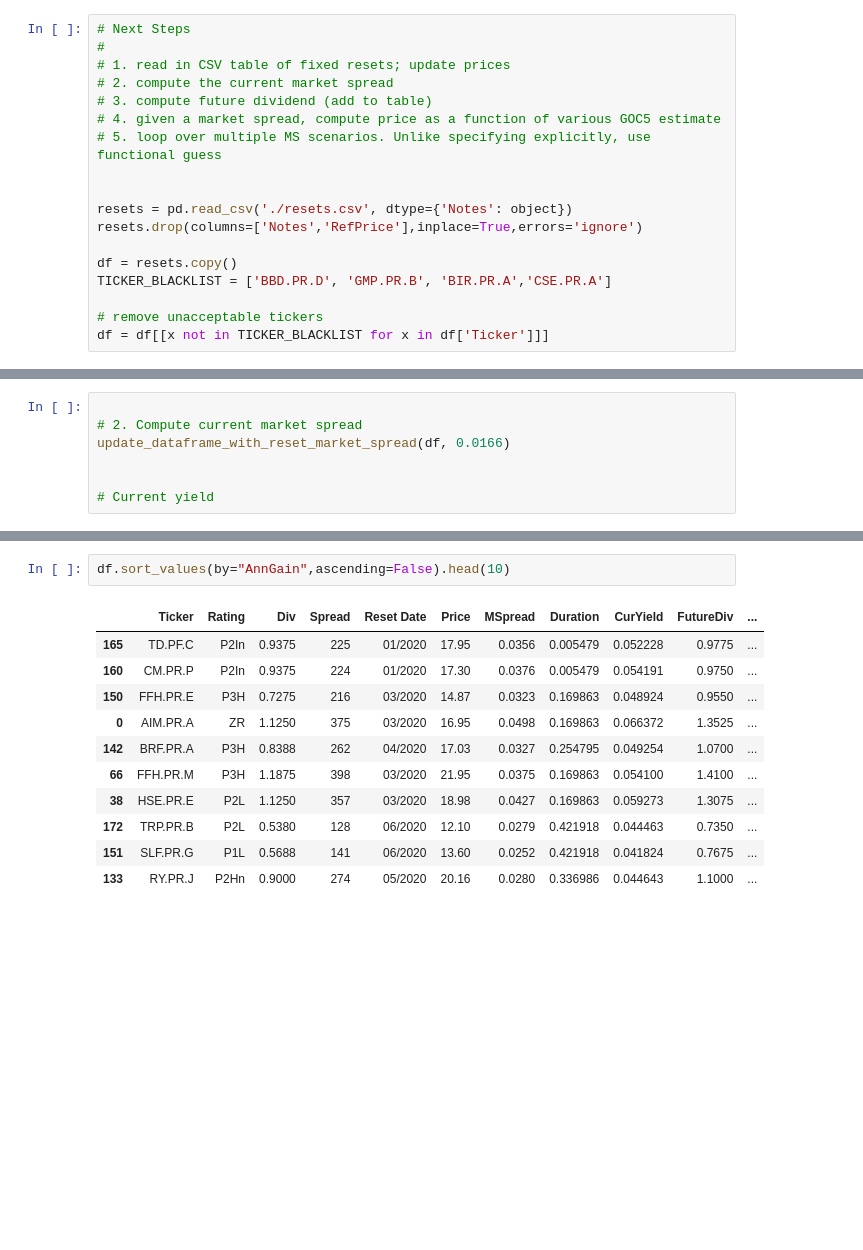
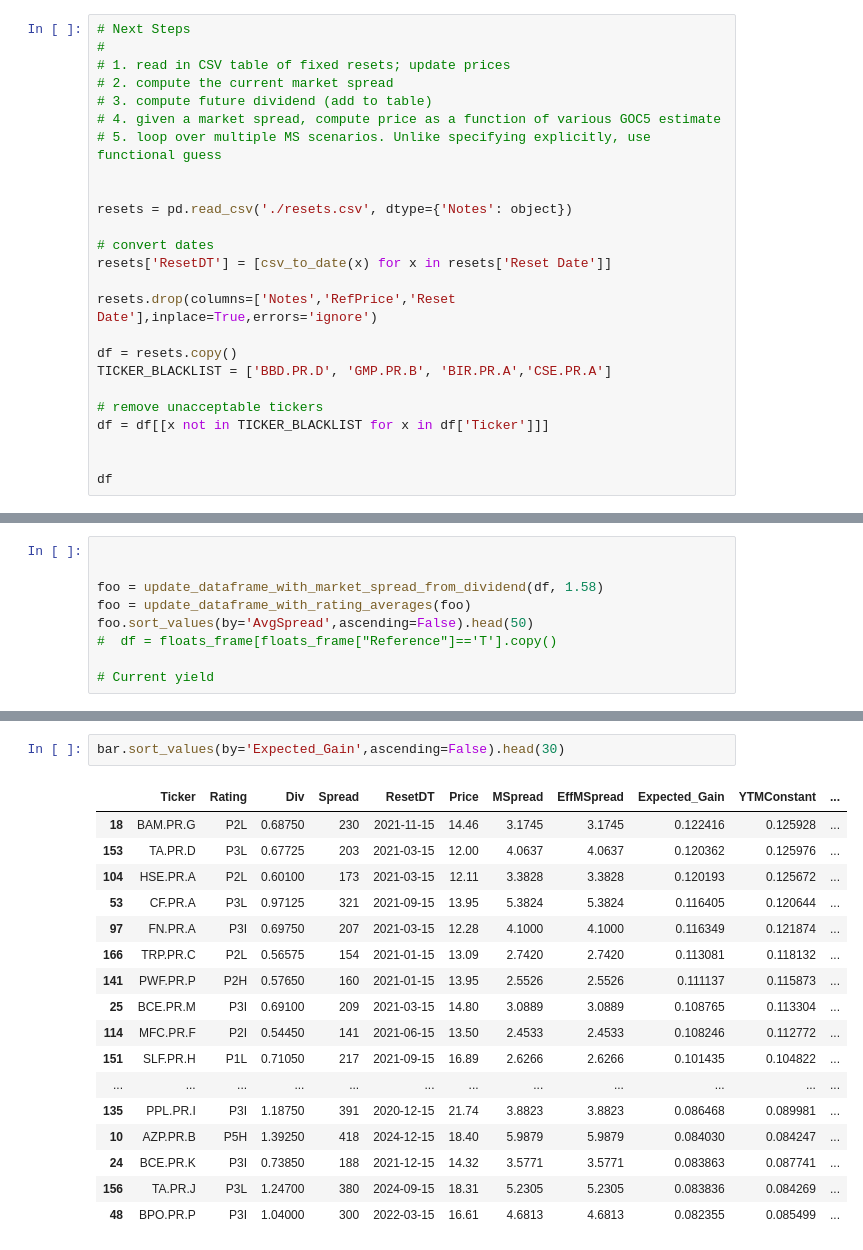
Before and after one commit to mishaba/canprefs, a Jupyter notebook: FixedResets.ipynb, the cells around one changed output, grey strips where cells are left out. Saved outputs shown, nothing was run; the diff lists cells and outputs as text; blank space fills up the shorter version.

Commit message:
Added fixed reset math and anticipation model

```diff
--- a/FixedResets.ipynb
+++ b/FixedResets.ipynb
@@ -27,10 +18,17 @@ gwo_reset_dividend_annual = dividend_after_reset(gwo_spread, estimated_goc5_at_r
 
 
 resets = pd.read_csv('./resets.csv', dtype={'Notes': object})
-resets.drop(columns=['Notes','RefPrice'],inplace=True,errors='ignore')
+
+# convert dates
+resets['ResetDT'] = [csv_to_date(x) for x in resets['Reset Date']]
+
+resets.drop(columns=['Notes','RefPrice','Reset Date'],inplace=True,errors='ignore')
 
 df = resets.copy()
 TICKER_BLACKLIST = ['BBD.PR.D', 'GMP.PR.B', 'BIR.PR.A','CSE.PR.A']
 
 # remove unacceptable tickers
 df = df[[x not in TICKER_BLACKLIST for x in df['Ticker']]]
+
+
+df
@@ -39,7 +65,0 @@ df = update_data_frame_with_prices_and_drop_reference(df, SESSION)
-# %%
-
-# 2. Compute current market spread
-update_dataframe_with_reset_market_spread(df, 0.0166)
-
-
-# Current yield
@@ -112,0 +66,9 @@ df.sort_values(by="AnnGain",ascending=False)
+# %%
+
+
+foo = update_dataframe_with_market_spread_from_dividend(df, 1.58)
+foo = update_dataframe_with_rating_averages(foo)
+foo.sort_values(by='AvgSpread',ascending=False).head(50)
+#  df = floats_frame[floats_frame["Reference"]=='T'].copy()
+
+# Current yield
@@ -113,14 +148,20 @@ df.sort_values(by="AnnGain",ascending=False)
 # %%
-df.sort_values(by="AnnGain",ascending=False).head(10)
+bar.sort_values(by='Expected_Gain',ascending=False).head(30)
 # %% [output]
-|  | Ticker | Rating | Div | Spread | Reset Date | Price | MSpread | Duration | CurYield | FutureDiv | ... |
-| 165 | TD.PF.C | P2In | 0.9375 | 225 | 01/2020 | 17.95 | 0.0356 | 0.005479 | 0.052228 | 0.9775 | ... |
-| 160 | CM.PR.P | P2In | 0.9375 | 224 | 01/2020 | 17.30 | 0.0376 | 0.005479 | 0.054191 | 0.9750 | ... |
-| 150 | FFH.PR.E | P3H | 0.7275 | 216 | 03/2020 | 14.87 | 0.0323 | 0.169863 | 0.048924 | 0.9550 | ... |
-| 0 | AIM.PR.A | ZR | 1.1250 | 375 | 03/2020 | 16.95 | 0.0498 | 0.169863 | 0.066372 | 1.3525 | ... |
-| 142 | BRF.PR.A | P3H | 0.8388 | 262 | 04/2020 | 17.03 | 0.0327 | 0.254795 | 0.049254 | 1.0700 | ... |
-| 66 | FFH.PR.M | P3H | 1.1875 | 398 | 03/2020 | 21.95 | 0.0375 | 0.169863 | 0.054100 | 1.4100 | ... |
-| 38 | HSE.PR.E | P2L | 1.1250 | 357 | 03/2020 | 18.98 | 0.0427 | 0.169863 | 0.059273 | 1.3075 | ... |
-| 172 | TRP.PR.B | P2L | 0.5380 | 128 | 06/2020 | 12.10 | 0.0279 | 0.421918 | 0.044463 | 0.7350 | ... |
-| 151 | SLF.PR.G | P1L | 0.5688 | 141 | 06/2020 | 13.60 | 0.0252 | 0.421918 | 0.041824 | 0.7675 | ... |
-| 133 | RY.PR.J | P2Hn | 0.9000 | 274 | 05/2020 | 20.16 | 0.0280 | 0.336986 | 0.044643 | 1.1000 | ... |
+|  | Ticker | Rating | Div | Spread | ResetDT | Price | MSpread | EffMSpread | Expected_Gain | YTMConstant | ... |
+| 18 | BAM.PR.G | P2L | 0.68750 | 230 | 2021-11-15 | 14.46 | 3.1745 | 3.1745 | 0.122416 | 0.125928 | ... |
+| 153 | TA.PR.D | P3L | 0.67725 | 203 | 2021-03-15 | 12.00 | 4.0637 | 4.0637 | 0.120362 | 0.125976 | ... |
+| 104 | HSE.PR.A | P2L | 0.60100 | 173 | 2021-03-15 | 12.11 | 3.3828 | 3.3828 | 0.120193 | 0.125672 | ... |
+| 53 | CF.PR.A | P3L | 0.97125 | 321 | 2021-09-15 | 13.95 | 5.3824 | 5.3824 | 0.116405 | 0.120644 | ... |
+| 97 | FN.PR.A | P3I | 0.69750 | 207 | 2021-03-15 | 12.28 | 4.1000 | 4.1000 | 0.116349 | 0.121874 | ... |
+| 166 | TRP.PR.C | P2L | 0.56575 | 154 | 2021-01-15 | 13.09 | 2.7420 | 2.7420 | 0.113081 | 0.118132 | ... |
+| 141 | PWF.PR.P | P2H | 0.57650 | 160 | 2021-01-15 | 13.95 | 2.5526 | 2.5526 | 0.111137 | 0.115873 | ... |
+| 25 | BCE.PR.M | P3I | 0.69100 | 209 | 2021-03-15 | 14.80 | 3.0889 | 3.0889 | 0.108765 | 0.113304 | ... |
+| 114 | MFC.PR.F | P2I | 0.54450 | 141 | 2021-06-15 | 13.50 | 2.4533 | 2.4533 | 0.108246 | 0.112772 | ... |
+| 151 | SLF.PR.H | P1L | 0.71050 | 217 | 2021-09-15 | 16.89 | 2.6266 | 2.6266 | 0.101435 | 0.104822 | ... |
+| ... | ... | ... | ... | ... | ... | ... | ... | ... | ... | ... | ... |
+| 135 | PPL.PR.I | P3I | 1.18750 | 391 | 2020-12-15 | 21.74 | 3.8823 | 3.8823 | 0.086468 | 0.089981 | ... |
+| 10 | AZP.PR.B | P5H | 1.39250 | 418 | 2024-12-15 | 18.40 | 5.9879 | 5.9879 | 0.084030 | 0.084247 | ... |
+| 24 | BCE.PR.K | P3I | 0.73850 | 188 | 2021-12-15 | 14.32 | 3.5771 | 3.5771 | 0.083863 | 0.087741 | ... |
+| 156 | TA.PR.J | P3L | 1.24700 | 380 | 2024-09-15 | 18.31 | 5.2305 | 5.2305 | 0.083836 | 0.084269 | ... |
+| 48 | BPO.PR.P | P3I | 1.04000 | 300 | 2022-03-15 | 16.61 | 4.6813 | 4.6813 | 0.082355 | 0.085499 | ... |
```
Also changed, not shown: parts of 33 cells of this notebook, 4 other files.
